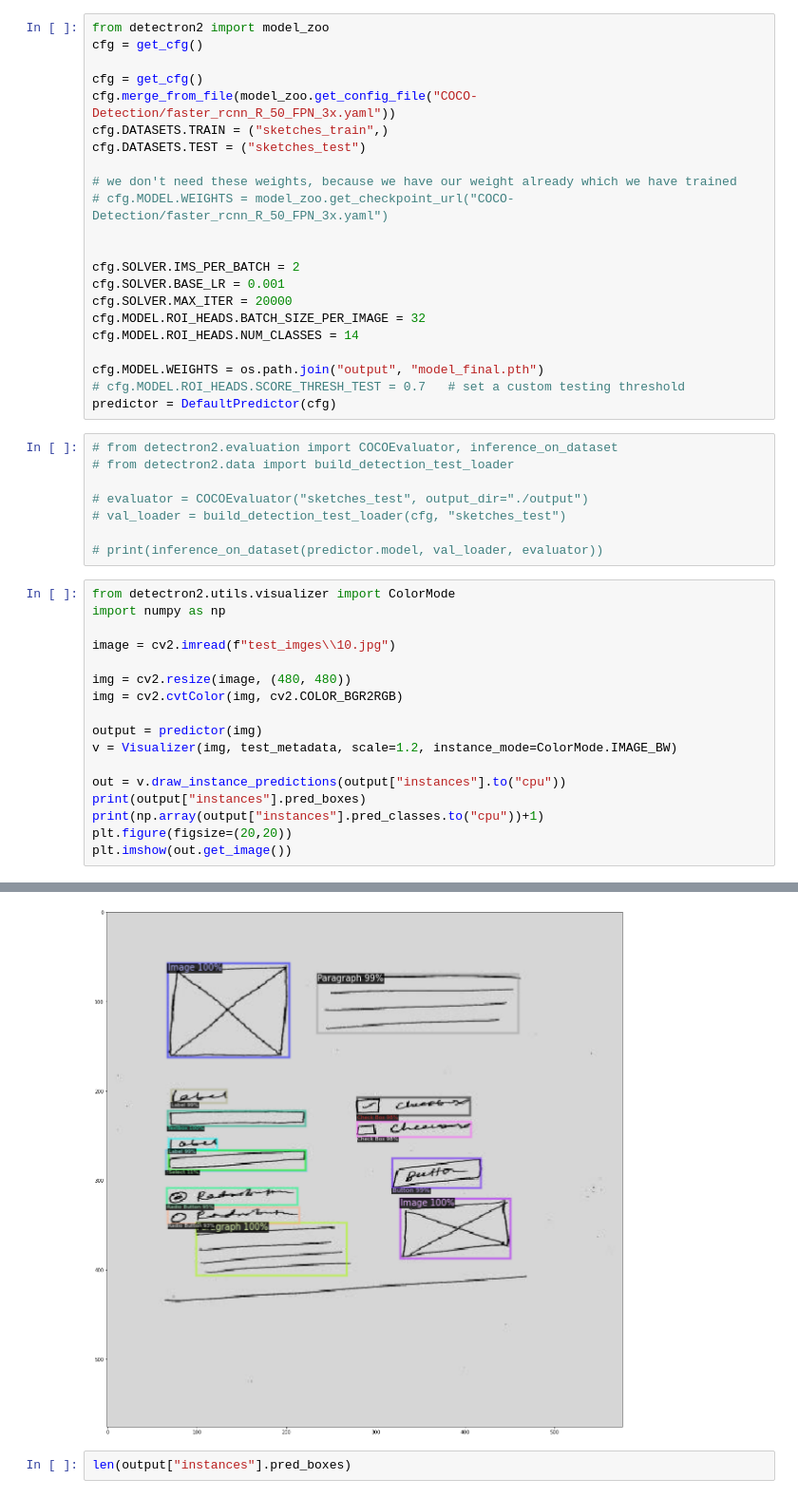
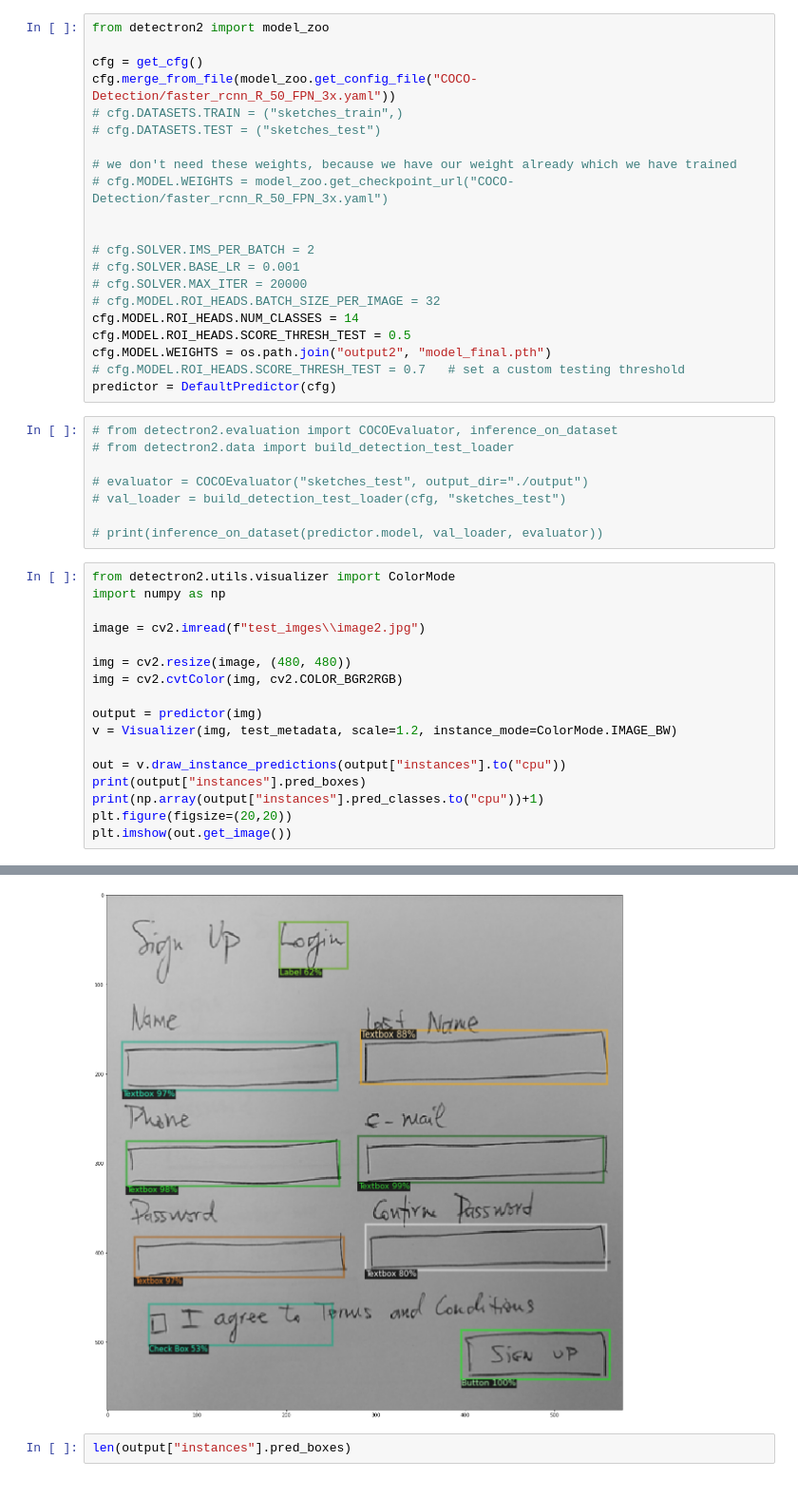
Before and after one commit to mayureshgawai/vision2code, a Jupyter notebook: prediction.ipynb, the cells around one changed output, grey strips where cells are left out. Shown at 95% size. Cells and saved outputs as stored; diff of their text form.

```diff
--- a/prediction.ipynb
+++ b/prediction.ipynb
@@ -24,24 +22,23 @@ test_metadata = MetadataCatalog.get("sketches_test")
 test_dataset_dicts = DatasetCatalog.get("sketches_test")
 # %%
 from detectron2 import model_zoo
-cfg = get_cfg()
 
 cfg = get_cfg()
 cfg.merge_from_file(model_zoo.get_config_file("COCO-Detection/faster_rcnn_R_50_FPN_3x.yaml"))
-cfg.DATASETS.TRAIN = ("sketches_train",)
-cfg.DATASETS.TEST = ("sketches_test")
+# cfg.DATASETS.TRAIN = ("sketches_train",)
+# cfg.DATASETS.TEST = ("sketches_test")
 
 # we don't need these weights, because we have our weight already which we have trained
 # cfg.MODEL.WEIGHTS = model_zoo.get_checkpoint_url("COCO-Detection/faster_rcnn_R_50_FPN_3x.yaml")
 
 
-cfg.SOLVER.IMS_PER_BATCH = 2
-cfg.SOLVER.BASE_LR = 0.001
-cfg.SOLVER.MAX_ITER = 20000
-cfg.MODEL.ROI_HEADS.BATCH_SIZE_PER_IMAGE = 32
+# cfg.SOLVER.IMS_PER_BATCH = 2
+# cfg.SOLVER.BASE_LR = 0.001
+# cfg.SOLVER.MAX_ITER = 20000
+# cfg.MODEL.ROI_HEADS.BATCH_SIZE_PER_IMAGE = 32
 cfg.MODEL.ROI_HEADS.NUM_CLASSES = 14
-
-cfg.MODEL.WEIGHTS = os.path.join("output", "model_final.pth")
+cfg.MODEL.ROI_HEADS.SCORE_THRESH_TEST = 0.5
+cfg.MODEL.WEIGHTS = os.path.join("output2", "model_final.pth")
 # cfg.MODEL.ROI_HEADS.SCORE_THRESH_TEST = 0.7   # set a custom testing threshold
 predictor = DefaultPredictor(cfg)
 # %%
@@ -56,7 +53,7 @@ predictor = DefaultPredictor(cfg)
 from detectron2.utils.visualizer import ColorMode
 import numpy as np
 
-image = cv2.imread(f"test_imges\\10.jpg")
+image = cv2.imread(f"test_imges\\image2.jpg")
 
 img = cv2.resize(image, (480, 480))
 img = cv2.cvtColor(img, cv2.COLOR_BGR2RGB)
@@ -88,5 +80,5 @@ Boxes(tensor([[ 56.7374,  48.4879, 169.8943, 136.1484],
 <matplotlib.image.AxesImage at 0x...>
-[figure, old version]
+[figure, new version]
 # %%
 len(output["instances"].pred_boxes)
 # %% [output]
```
Also changed, not shown: parts of 2 cells of this notebook, 16 other files.
